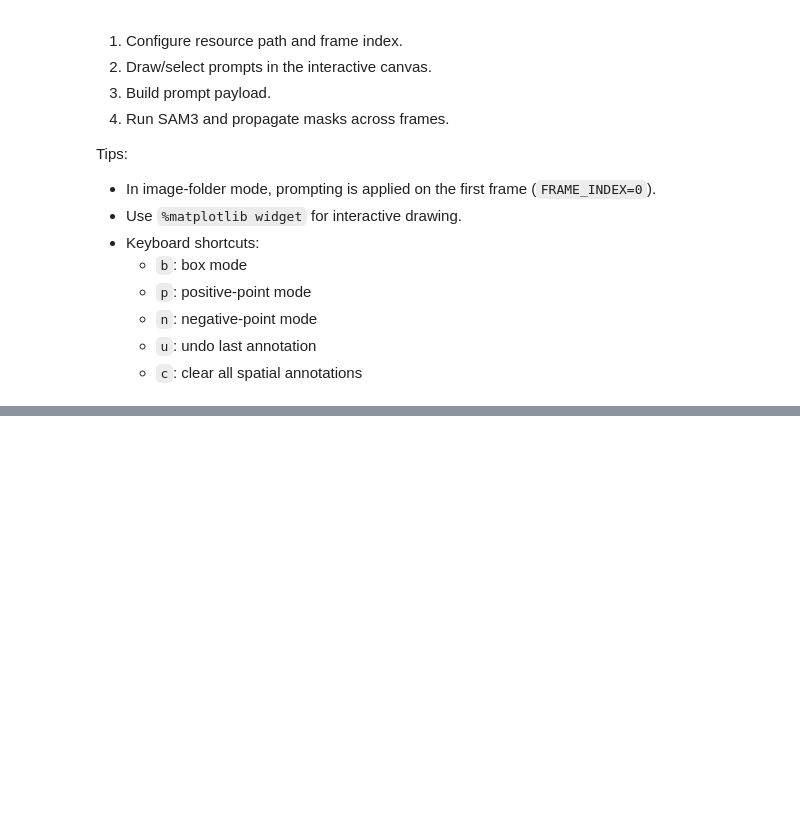
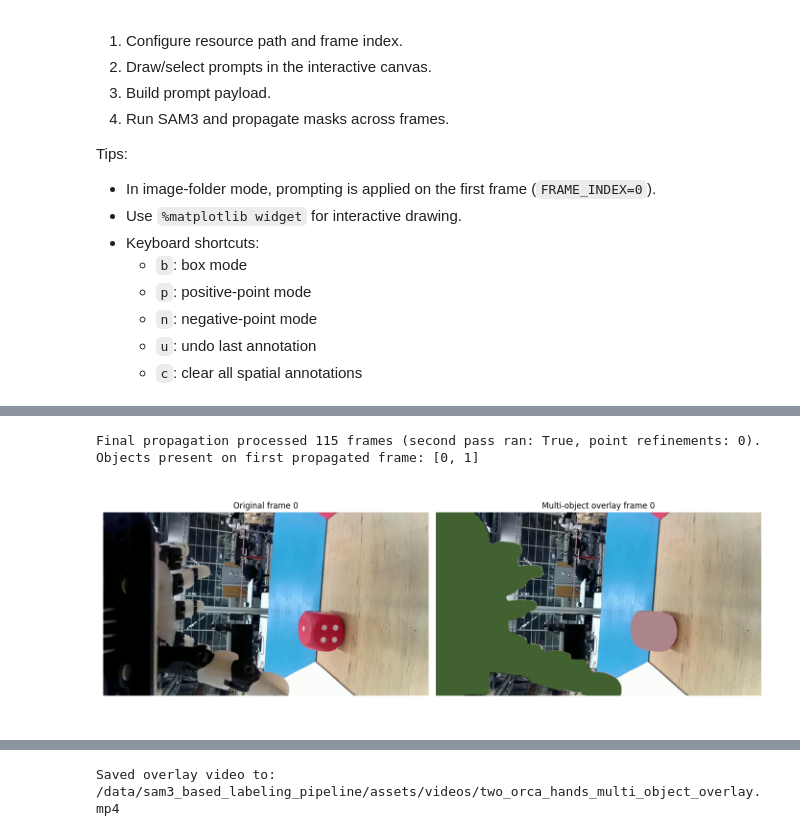
Before and after one commit to riccardofeingold/sam3_based_labeling_pipeline, a Jupyter notebook: examples/sam3_video_multi_prompt_selector.ipynb, the cells around one changed output, grey strips where cells are left out. Drawn from its saved outputs; the diff is of its cells as text; code cells hidden in the pictures; blank space fills up the shorter version.

Commit message:
multi prompting notebook fixed
Now both robot hand and the red dice can be segmented out.

```diff
--- a/examples/sam3_video_multi_prompt_selector.ipynb
+++ b/examples/sam3_video_multi_prompt_selector.ipynb
@@ -51,8 +51,8 @@ from sam3.model_builder import build_sam3_video_predictor
 # INPUT_RESOURCE_PATH can be either:
 # - a video file path (e.g. .mp4, .mov), or
 # - a folder containing JPEG images.
-INPUT_RESOURCE_PATH = "/data/sam3_based_labeling_pipeline/assets/videos/third_view.mp4"
-# INPUT_RESOURCE_PATH = "/data/sam3_based_labeling_pipeline/assets/test_le_robot_dataset/videos/0/0_rgb.mp4"
+# INPUT_RESOURCE_PATH = "/data/sam3_based_labeling_pipeline/assets/videos/third_view.mp4"
+INPUT_RESOURCE_PATH = "/data/sam3_based_labeling_pipeline/assets/test_le_robot_dataset/videos/0/1_rgb.mp4"
 # INPUT_RESOURCE_PATH = "/data/sam3_based_labeling_pipeline/assets/videos/test_images"
 FRAME_INDEX = 0
 DEFAULT_OBJECT_ID = 0
@@ -60,7 +60,7 @@ DEFAULT_OBJECT_ID = 0
 # Inference controls
 MAX_FRAME_NUM_TO_TRACK = 300
 OUTPUT_OVERLAY_VIDEO_PATH = "/data/sam3_based_labeling_pipeline/assets/videos/two_orca_hands_multi_object_overlay.mp4"
-OUTPUT_FPS = 24
+OUTPUT_FPS = 5
 MASK_ALPHA = 1.0
 
 # Stability setting:
@@ -825,6 +980,9 @@ print(
 )
 
 sorted_indices = sorted(outputs_per_frame.keys())
+if sorted_indices:
+    first_ids = [int(x) for x in outputs_per_frame[sorted_indices[0]]["object_ids"]]
+    print(f"Objects present on first propagated frame: {first_ids}")
 overlay_video_frames = []
 for frame_idx in sorted_indices:
     raw_frame = np.asarray(original_video_frames[frame_idx], dtype=np.uint8)
@@ -836,30 +994,34 @@ for frame_idx in sorted_indices:
         alpha=MASK_ALPHA,
     )
     overlay_video_frames.append(overlay_frame)
 
 if overlay_video_frames:
     first_idx = sorted_indices[0]
     fig, axes = plt.subplots(1, 2, figsize=(14, 5))
     axes[0].imshow(np.asarray(original_video_frames[first_idx], dtype=np.uint8))
     axes[0].set_title(f"Original frame {first_idx}")
     axes[0].set_axis_off()
 
     axes[1].imshow(overlay_video_frames[0])
     axes[1].set_title(f"Multi-object overlay frame {first_idx}")
     axes[1].set_axis_off()
 
     plt.tight_layout()
     plt.show()
 
     media.show_video(overlay_video_frames, fps=OUTPUT_FPS)
 
 if OUTPUT_OVERLAY_VIDEO_PATH is None:
     default_name = (
         resource_path.stem if resource_path.is_file() else resource_path.name
     )
     OUTPUT_OVERLAY_VIDEO_PATH = str(
         resource_path.parent / f"{default_name}_sam3_multi_object_overlay.mp4"
     )
 
 media.write_video(OUTPUT_OVERLAY_VIDEO_PATH, overlay_video_frames, fps=OUTPUT_FPS)
 print(f"Saved overlay video to: {OUTPUT_OVERLAY_VIDEO_PATH}")
+# %% [output]
+Final propagation processed 115 frames (second pass ran: True, point refinements: 0).
+Objects present on first propagated frame: [0, 1]
+[figure, added]
@@ -866,3 +1029,4 @@ print(f"Saved overlay video to: {OUTPUT_OVERLAY_VIDEO_PATH}")
+Saved overlay video to: /data/sam3_based_labeling_pipeline/assets/videos/two_orca_hands_multi_object_overlay.mp4
 # %%
 _ = predictor.handle_request(
     request=dict(
```
Also changed, not shown: parts of 8 cells of this notebook.
